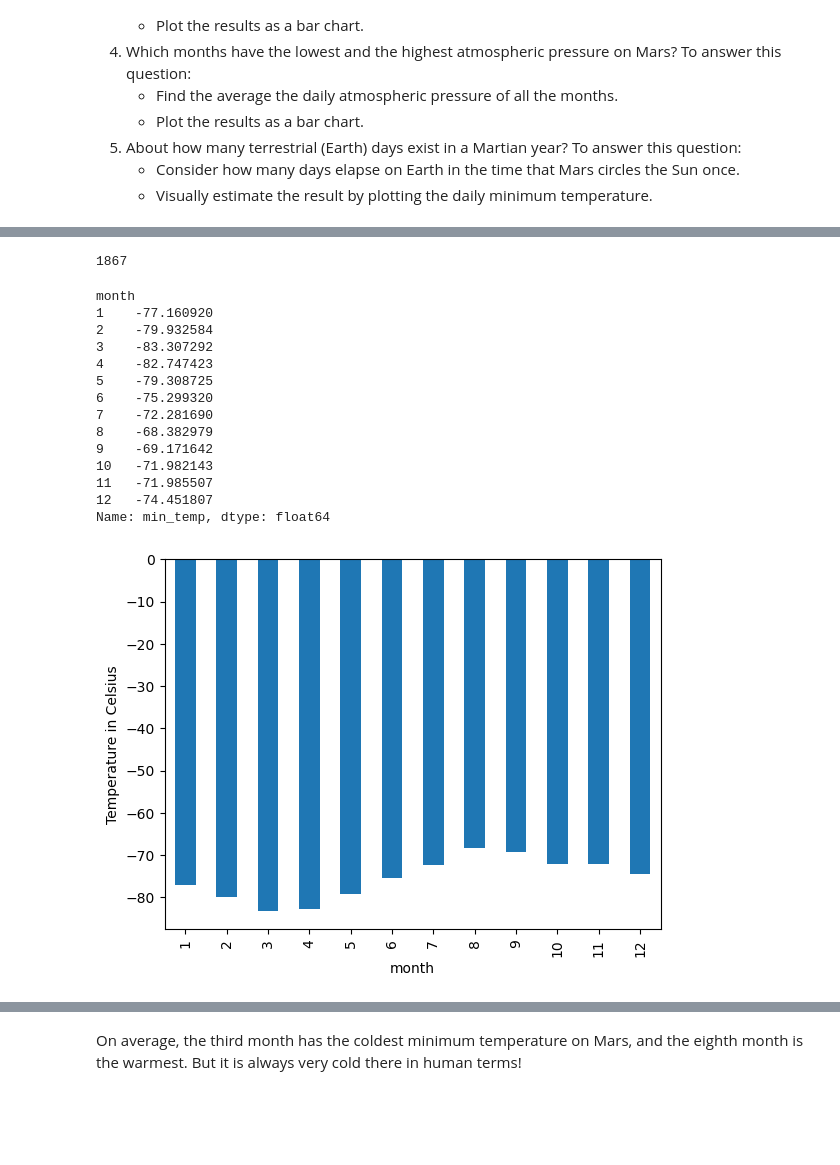
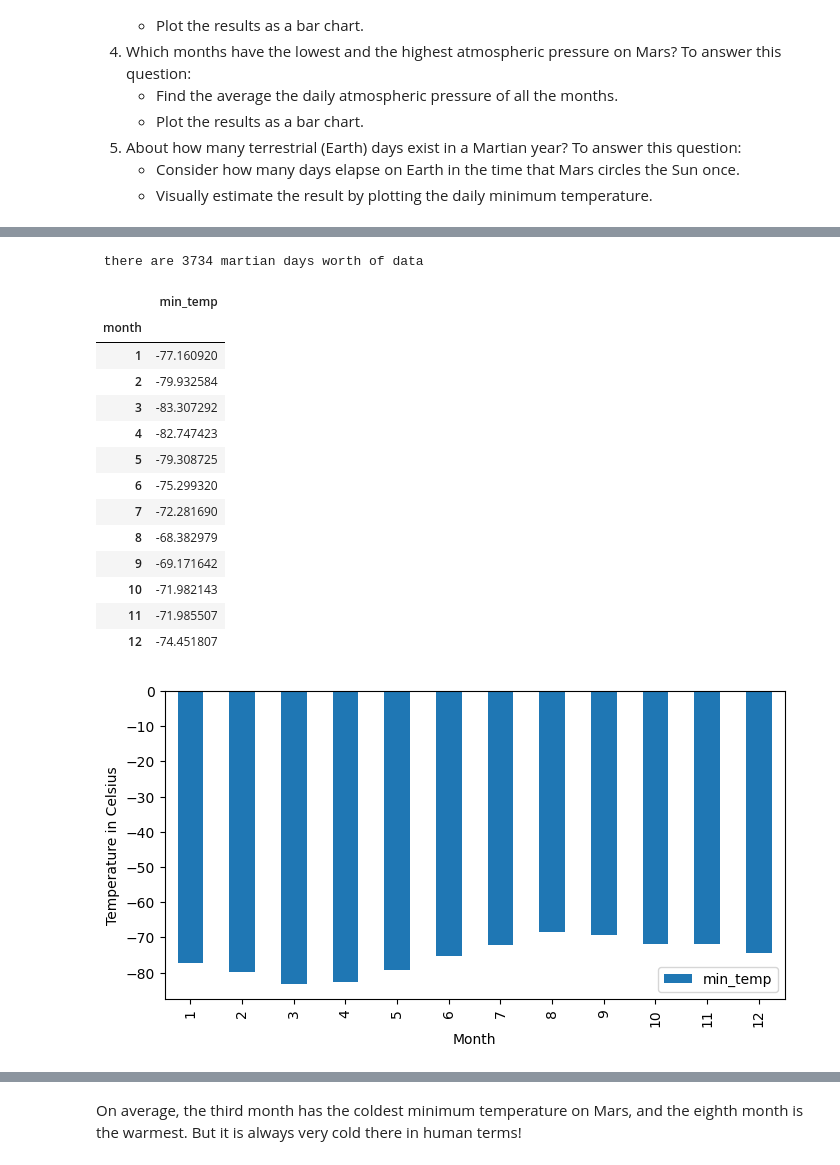
Before and after one commit to mpparra12/web-scrapping-challenge, a Jupyter notebook: part_2_mars_weather.ipynb, the cells around one changed output, grey strips where cells are left out. Cells and saved outputs as stored; diff of their text form; code cells hidden in the pictures; blank space fills up the shorter version.

```diff
--- a/part_2_mars_weather.ipynb
+++ b/part_2_mars_weather.ipynb
@@ -63,0 +104,15 @@ Assemble the scraped data into a Pandas DataFrame. The columns should have the s
+# %%
+# Create an empty list
+headers = []
+
+# Loop through the scraped data to create a list of rows
+for tr in table_mars.find_all("tr"):
+    header=([th.text for th in tr.find_all('th')])
+    headers.append(header)
+
+for tr in table_mars.find_all("tr"):
+    row=([td.text for td in tr.find_all('td')])
+    data.append(row)
+
+headers = headers[0:1]
+print(headers)
@@ -64,4 +121,6 @@ Assemble the scraped data into a Pandas DataFrame. The columns should have the s
 # %%
 # Create a Pandas DataFrame by using the list of rows and a list of the column names
+weather_df = pd.DataFrame(data, columns=['id', 'terrestrial_date', 'sol', 'ls', 'month', 'min_temp', 'pressure'])
+weather_df = weather_df.dropna(axis=0,how='all')
 # %%
 # Confirm DataFrame was created successfully
@@ -94,2 +153,11 @@ dtype: object
+# %%
+# Change data types for data analysis
+weather_df['id']=weather_df['id'].astype(int)
+weather_df['terrestrial_date']=pd.to_datetime(weather_df['terrestrial_date'])
+weather_df['sol']=weather_df['sol'].astype(int)
+weather_df['ls']=weather_df['ls'].astype(int)
+weather_df['month']=weather_df['month'].astype(int)
+weather_df['min_temp']=weather_df['min_temp'].astype(float)
+weather_df['pressure']=weather_df['pressure'].astype(float)
 # %%
 # Confirm type changes were successful by examining data types again
@@ -137,27 +209,39 @@ Name: month, dtype: int64
 # %%
 # 2. How many Martian days' worth of data are there?
+days = weather_df['month'].count()
+print(f' there are {days} martian days worth of data')
 # %% [output]
-1867
+ there are 3734 martian days worth of data
 # %%
 # 3. What is the average low temperature by month?
+low_temp = weather_df.groupby(['month']).mean(['min_temp'])
+
+average_temp = low_temp.filter(["month", "min_temp"])
+
+
+average_temp
 # %% [output]
-month
-1    -77.160920
-2    -79.932584
-3    -83.307292
-4    -82.747423
-5    -79.308725
-6    -75.299320
-7    -72.281690
-8    -68.382979
-9    -69.171642
-10   -71.982143
-11   -71.985507
-12   -74.451807
-Name: min_temp, dtype: float64
+|  | min_temp |
+| month |  |
+| 1 | -77.160920 |
+| 2 | -79.932584 |
+| 3 | -83.307292 |
+| 4 | -82.747423 |
+| 5 | -79.308725 |
+| 6 | -75.299320 |
+| 7 | -72.281690 |
+| 8 | -68.382979 |
+| 9 | -69.171642 |
+| 10 | -71.982143 |
+| 11 | -71.985507 |
+| 12 | -74.451807 |
 # %%
 # Plot the average temperature by month
+average_temp.plot(kind='bar', figsize=(8, 4))
+plt.xlabel('Month')
+plt.ylabel('Temperature in Celsius')
+plt.show()
 # %% [output]
-[figure, old version]
+[figure, new version]
 # %%
 # Identify the coldest and hottest months in Curiosity's location
```
Also changed, not shown: parts of 17 cells of this notebook, 2 other files.
